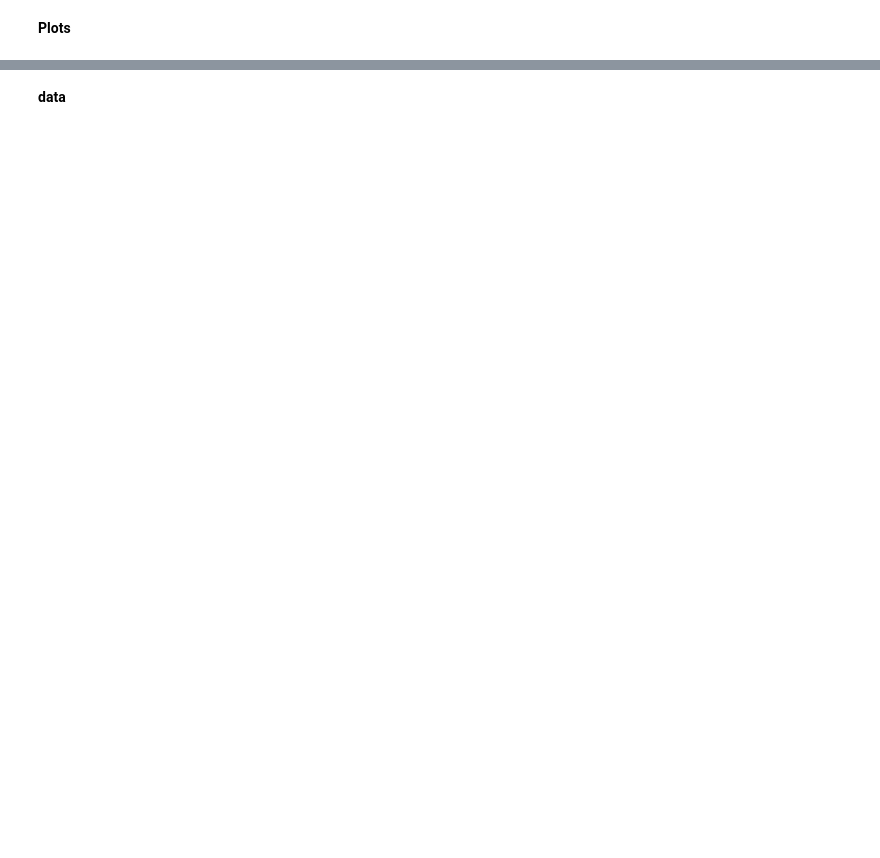
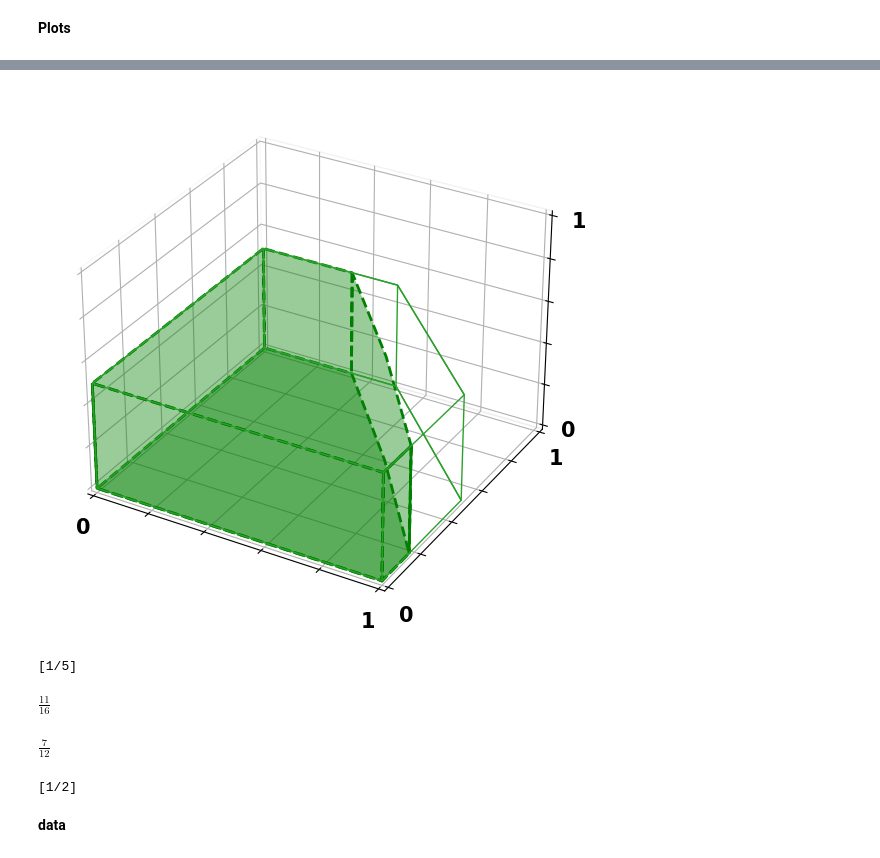
Before and after one commit to Nikoleta-v3/conditional-cooperation-with-longer-memory, a Jupyter notebook: notebooks/Plotting for manuscript.ipynb, the cells around one changed output, grey strips where cells are left out. Cells and saved outputs as stored; diff of their text form; code cells hidden in the pictures; blank space fills up the shorter version.

```diff
--- a/notebooks/Plotting for manuscript.ipynb
+++ b/notebooks/Plotting for manuscript.ipynb
@@ -107,0 +239,63 @@ for ax in axes:
+# %%
+fig = plt.figure(figsize=(15, 15))
+
+ax1 = fig.add_subplot(121, projection='3d')
+
+axes = [ax1]
+
+# ax1.add_collection3d(Poly3DCollection(verts,
+#                                      alpha=0,
+#                                      facecolor="tab:green",
+#                                      linewidths=2,
+#                                      linestyle='-',
+#                                      edgecolors='tab:green'));
+
+ax1.add_collection3d(Poly3DCollection(vertsB,
+                                     alpha=.4,
+                                     linewidths=2,
+                                     linestyle='--',
+                                     facecolor="green",
+                                     edgecolors='green'));
+
+ax1.add_collection3d(Poly3DCollection(vertsC,
+                                     alpha=.4,
+                                     linewidths=2,
+                                     linestyle='--',
+                                     facecolor="green",
+                                     edgecolors='green'));
+
+# for i, point in zip(np.linspace(1, 3/8), points):
+#     ax1.scatter(i, point, 1/2)
+
+
+ax1.add_collection3d(Poly3DCollection(verts,
+                                     alpha=0,
+                                     linewidths=1,
+                                     linestyle='-',
+                                     edgecolors='tab:green',
+                                     facecolors='tab:green'));
+
+# ax1.view_init(30, 130)
+
+
+for ax in axes:
+
+    ax.set_xlim(0, 1);
+    ax.set_ylim(0, 1);
+    ax.set_zlim(0, 1);
+
+#     ax.set_xlabel("$p_{CD}$", fontsize=15)
+#     ax.set_ylabel("$p_{DC}$", fontsize=15)
+#     ax.set_zlabel("$p_{DD}$", fontsize=15)
+
+    ax.set_xticklabels([0, "", "", "", "", 1])
+    ax.set_yticklabels([0, "", "", "", "", 1])
+    ax.set_zticklabels([0, "", "", "", "", 1])
+
+    ax.xaxis.pane.fill = False
+    ax.yaxis.pane.fill = False
+    ax.zaxis.pane.fill = False
+
+fig.savefig("figures/nash_pd_reactive_two.pdf", bbox_inches='tight')
+# %% [output]
+[figure, added]
@@ -108,3 +306,19 @@ for ax in axes:
+# %%
+sym.solve(sym.Rational(3, 8) + sym.Rational(5, 8) * t + 1 - sym.Rational(5, 6) * t - sym.Rational(4, 3))
+# %% [output]
+[1/5]
+# %%
+sym.Rational(3, 8) + sym.Rational(5, 8) * sym.Rational(1, 2)
+# %% [output]
+$\displaystyle \frac{11}{16}$
+# %%
+1 - sym.Rational(5, 6) * sym.Rational(1, 2)
+# %% [output]
+$\displaystyle \frac{7}{12}$
+# %%
+sym.solve(4 * sym.Rational(11, 16) + 3 * sym.Rational(7, 12) + 3 * t - 6)
+# %% [output]
+[1/2]
 # %% [markdown]
 **data**
 # %%
```
Also changed, not shown: parts of 17 cells of this notebook, 20 other files.
